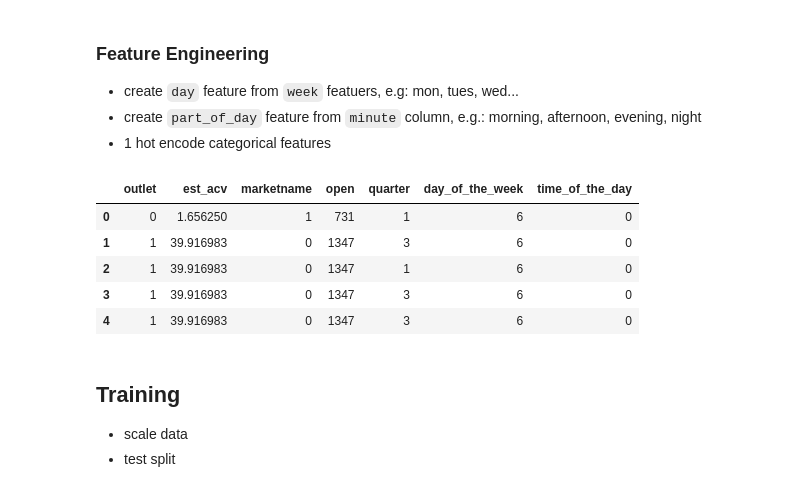
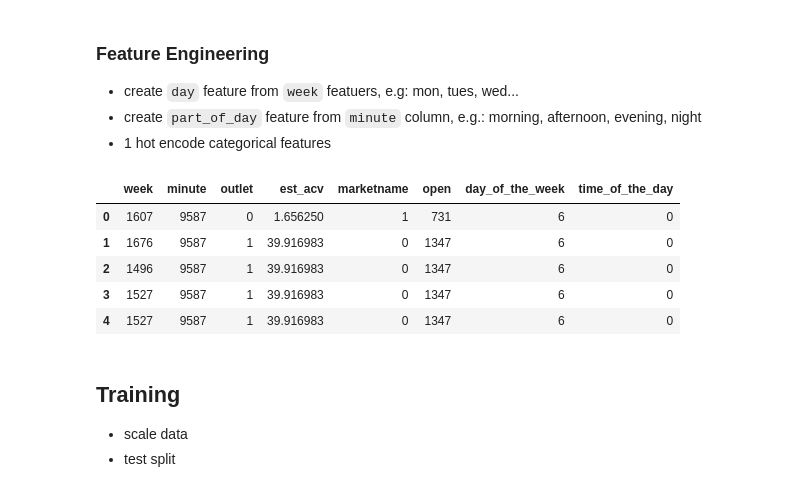
Before and after one commit to DSE220-Final-Project/final, a Jupyter notebook: first_model.ipynb, the cells around one changed output. Drawn from its saved outputs; the diff is of its cells as text; code cells hidden in the pictures.

Commit message:
store_level_only

```diff
--- a/first_model.ipynb
+++ b/first_model.ipynb
@@ -122,5 +129,5 @@ panel_store_time_8_11.head(1)
 # %%
-def func(row):
+def func2(row):
     if row['hour'] in ([6,7,8,9,10,11,12]):
         return 'morning'
     elif row['hour'] in ([13,14,15,16,17]):
@@ -130,7 +137,7 @@ def func(row):
     elif row['hour'] in ([22,23,24,0,1,2,3,4,5]):
         return 'night'
 
-panel_store_time_8_11['time_of_the_day'] = panel_store_time_8_11.apply(func,axis=1)
+panel_store_time_8_11['time_of_the_day'] = panel_store_time_8_11.apply(func2,axis=1)
 panel_store_time_8_11.head(1)
 # %% [output]
 |  | week | minute | units | outlet | dollars | iri_key | colupc | ou | est_acv | marketname | open | ... |
@@ -160,8 +167,10 @@ plt.show()
 # %% [markdown]
 # Data Cleaning
 # %%
-panel_store_time_8_11.head(1)
-panel_store_final=panel_store_time_8_11[['outlet','units','dollars','iri_key','est_acv','marketname','open','clsd',\
+#panel_store_final=panel_store_time_8_11[['week','minute','outlet','units','dollars','iri_key','est_acv','marketname',\
+#                                         'open','clsd','l2','product_type','year','quarter','day_of_week','minute_by_day',\
+#                                         'hour','time_of_day','time_of_day_2','weekday_weekend']]
+panel_store_final=panel_store_time_8_11[['week','minute','outlet','units','dollars','iri_key','est_acv','marketname','open','clsd',\
                                          'quarter','day_of_the_week','time_of_the_day','l2','product_type']]
 panel_store_final.head(1)
 # %% [output]
@@ -279,29 +268,31 @@ As you can see from the above distribution, 85% of people only purchased 1 item
 * create `part_of_day`  feature from `minute` column, e.g.: morning, afternoon, evening, night
 * 1 hot encode categorical features
 # %%
-feature_cols = ['outlet','est_acv','marketname','open','quarter','day_of_the_week','time_of_the_day']
+#feature_cols = ['week','outlet','quarter','day_of_week','minute_by_day',\
+#                'time_of_day_2','weekday_weekend']
+feature_cols = ['week','minute','outlet','est_acv','marketname','open','day_of_the_week','time_of_the_day']
 
 target_col1 = 'l2'
 target_col2 = 'dollars'
 target_col3 = 'units'
 target_col4 = 'product_type'
 
 
 
 target1 = panel_store_preped[target_col1]
 target2 = panel_store_preped[target_col2]
 target3 = panel_store_preped[target_col3]
 target4 = panel_store_preped[target_col4]
 features = panel_store_preped[feature_cols]
 
 features.head()
 # %% [output]
-|  | outlet | est_acv | marketname | open | quarter | day_of_the_week | time_of_the_day |
-| 0 | 0 | 1.656250 | 1 | 731 | 1 | 6 | 0 |
-| 1 | 1 | 39.916983 | 0 | 1347 | 3 | 6 | 0 |
-| 2 | 1 | 39.916983 | 0 | 1347 | 1 | 6 | 0 |
-| 3 | 1 | 39.916983 | 0 | 1347 | 3 | 6 | 0 |
-| 4 | 1 | 39.916983 | 0 | 1347 | 3 | 6 | 0 |
+|  | week | minute | outlet | est_acv | marketname | open | day_of_the_week | time_of_the_day |
+| 0 | 1607 | 9587 | 0 | 1.656250 | 1 | 731 | 6 | 0 |
+| 1 | 1676 | 9587 | 1 | 39.916983 | 0 | 1347 | 6 | 0 |
+| 2 | 1496 | 9587 | 1 | 39.916983 | 0 | 1347 | 6 | 0 |
+| 3 | 1527 | 9587 | 1 | 39.916983 | 0 | 1347 | 6 | 0 |
+| 4 | 1527 | 9587 | 1 | 39.916983 | 0 | 1347 | 6 | 0 |
 # %% [markdown]
 ## Training
 
```
Also changed, not shown: parts of 25 cells of this notebook.
